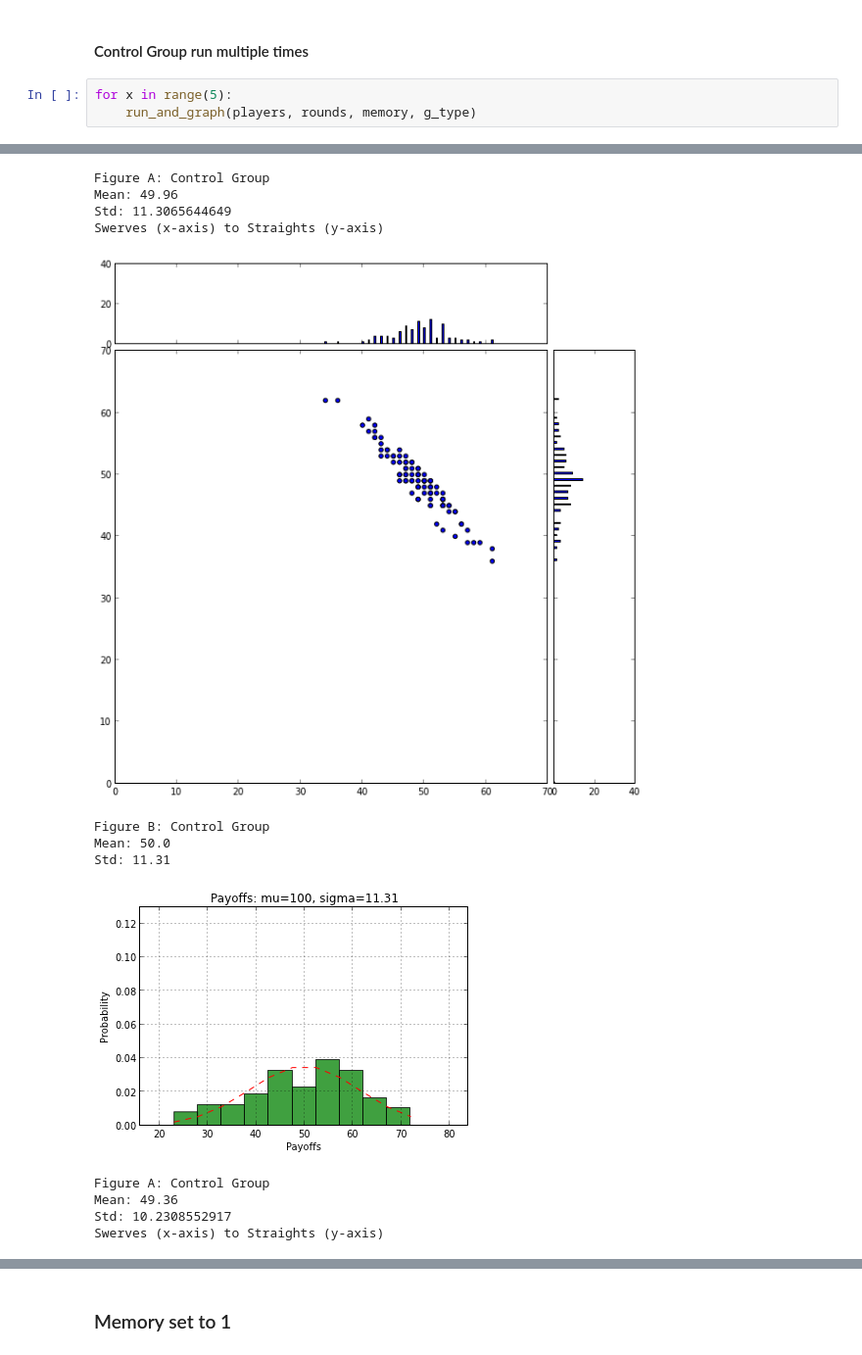
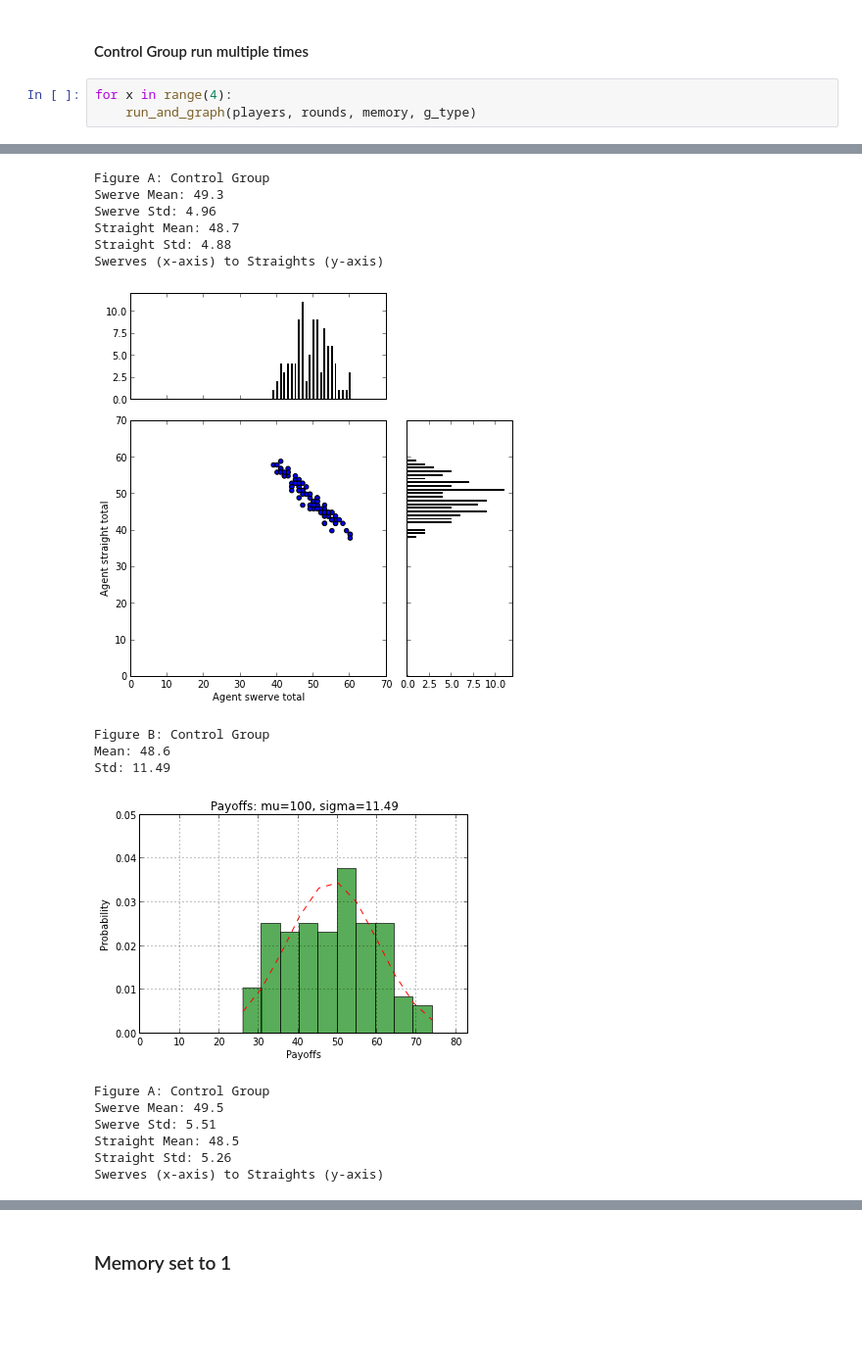
Before and after one commit to WenjingWang1001/css610, a Jupyter notebook: ziagent_game/analysis.ipynb, the cells around one changed output, grey strips where cells are left out. Shown at 98% size. Saved outputs shown, nothing was run; the diff lists cells and outputs as text; blank space fills up the shorter version.

```diff
--- a/ziagent_game/analysis.ipynb
+++ b/ziagent_game/analysis.ipynb
@@ -76,7 +78,7 @@ Std: 11.08
 # %% [markdown]
 #### Control Group run multiple times
 # %%
-for x in range(5):
+for x in range(4):
     run_and_graph(players, rounds, memory, g_type)
 # %% [output]
 Figure A: Control Group
@@ -91,13 +95,17 @@ Std: 10.69
 Figure A: Control Group
-Mean: 49.96
-Std: 11.3065644649
+Swerve Mean: 49.3
+Swerve Std: 4.96
+Straight Mean: 48.7
+Straight Std: 4.88
 Swerves (x-axis) to Straights (y-axis)
-[figure, old version]
+[figure, new version]
 Figure B: Control Group
-Mean: 50.0
-Std: 11.31
+Mean: 48.6
+Std: 11.49
-[figure, old version]
+[figure, new version]
 Figure A: Control Group
-Mean: 49.36
-Std: 10.2308552917
+Swerve Mean: 49.5
+Swerve Std: 5.51
+Straight Mean: 48.5
+Straight Std: 5.26
 Swerves (x-axis) to Straights (y-axis)
```
Also changed, not shown: parts of 32 cells of this notebook, 1 other file.
